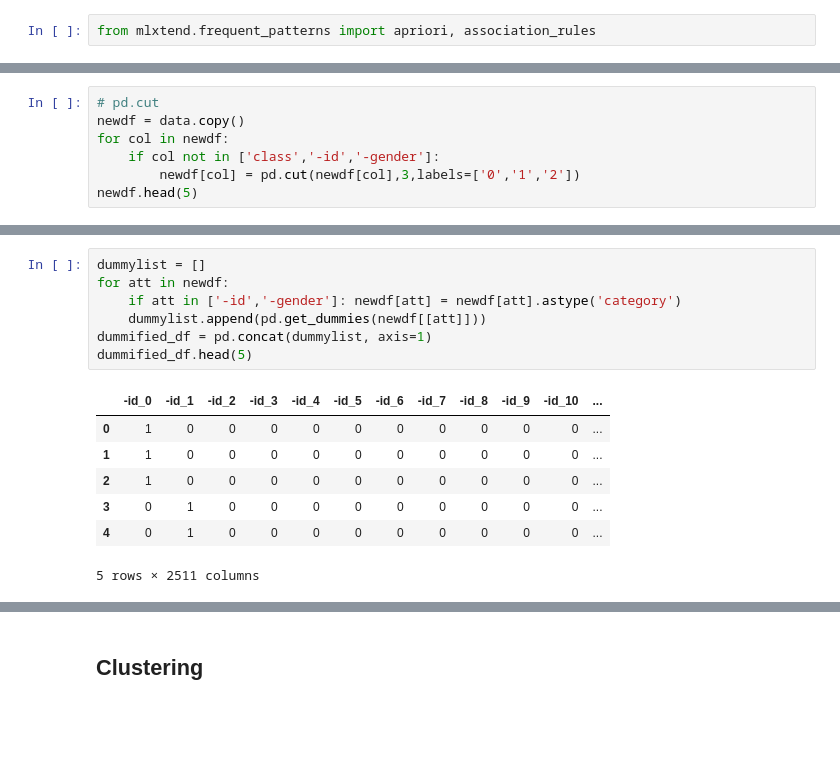
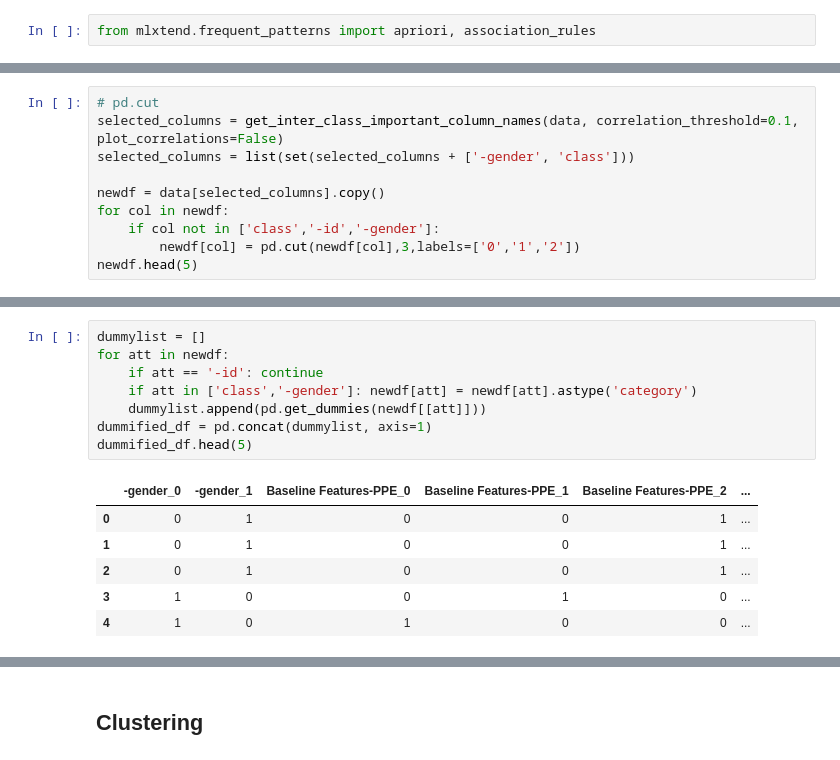
Before and after one commit to MartinXPN/Tecnico, a Jupyter notebook: DataScience/Project - dataset1.ipynb, the cells around one changed output, grey strips where cells are left out. Saved outputs shown, nothing was run; the diff lists cells and outputs as text; blank space fills up the shorter version.

```diff
--- a/DataScience/Project - dataset1.ipynb
+++ b/DataScience/Project - dataset1.ipynb
@@ -801,6 +807,9 @@ from mlxtend.frequent_patterns import apriori, association_rules
 # %%
 # pd.cut
-newdf = data.copy()
+selected_columns = get_inter_class_important_column_names(data, correlation_threshold=0.1, plot_correlations=False)
+selected_columns = list(set(selected_columns + ['-gender', 'class']))
+
+newdf = data[selected_columns].copy()
 for col in newdf:
     if col not in ['class','-id','-gender']:
         newdf[col] = pd.cut(newdf[col],3,labels=['0','1','2'])
@@ -816,16 +824,16 @@ newdf.head(5)
 # %%
 dummylist = []
 for att in newdf:
-    if att in ['-id','-gender']: newdf[att] = newdf[att].astype('category')
+    if att == '-id': continue
+    if att in ['class','-gender']: newdf[att] = newdf[att].astype('category')
     dummylist.append(pd.get_dummies(newdf[[att]]))
 dummified_df = pd.concat(dummylist, axis=1)
 dummified_df.head(5)
 # %% [output]
-|  | -id_0 | -id_1 | -id_2 | -id_3 | -id_4 | -id_5 | -id_6 | -id_7 | -id_8 | -id_9 | -id_10 | ... |
-| 0 | 1 | 0 | 0 | 0 | 0 | 0 | 0 | 0 | 0 | 0 | 0 | ... |
-| 1 | 1 | 0 | 0 | 0 | 0 | 0 | 0 | 0 | 0 | 0 | 0 | ... |
-| 2 | 1 | 0 | 0 | 0 | 0 | 0 | 0 | 0 | 0 | 0 | 0 | ... |
-| 3 | 0 | 1 | 0 | 0 | 0 | 0 | 0 | 0 | 0 | 0 | 0 | ... |
-| 4 | 0 | 1 | 0 | 0 | 0 | 0 | 0 | 0 | 0 | 0 | 0 | ... |
+|  | -gender_0 | -gender_1 | Baseline Features-PPE_0 | Baseline Features-PPE_1 | Baseline Features-PPE_2 | ... |
+| 0 | 0 | 1 | 0 | 0 | 1 | ... |
+| 1 | 0 | 1 | 0 | 0 | 1 | ... |
+| 2 | 0 | 1 | 0 | 0 | 1 | ... |
+| 3 | 1 | 0 | 0 | 1 | 0 | ... |
+| 4 | 1 | 0 | 1 | 0 | 0 | ... |
-5 rows × 2511 columns
 # %%
```
Also changed, not shown: parts of 21 cells of this notebook.
